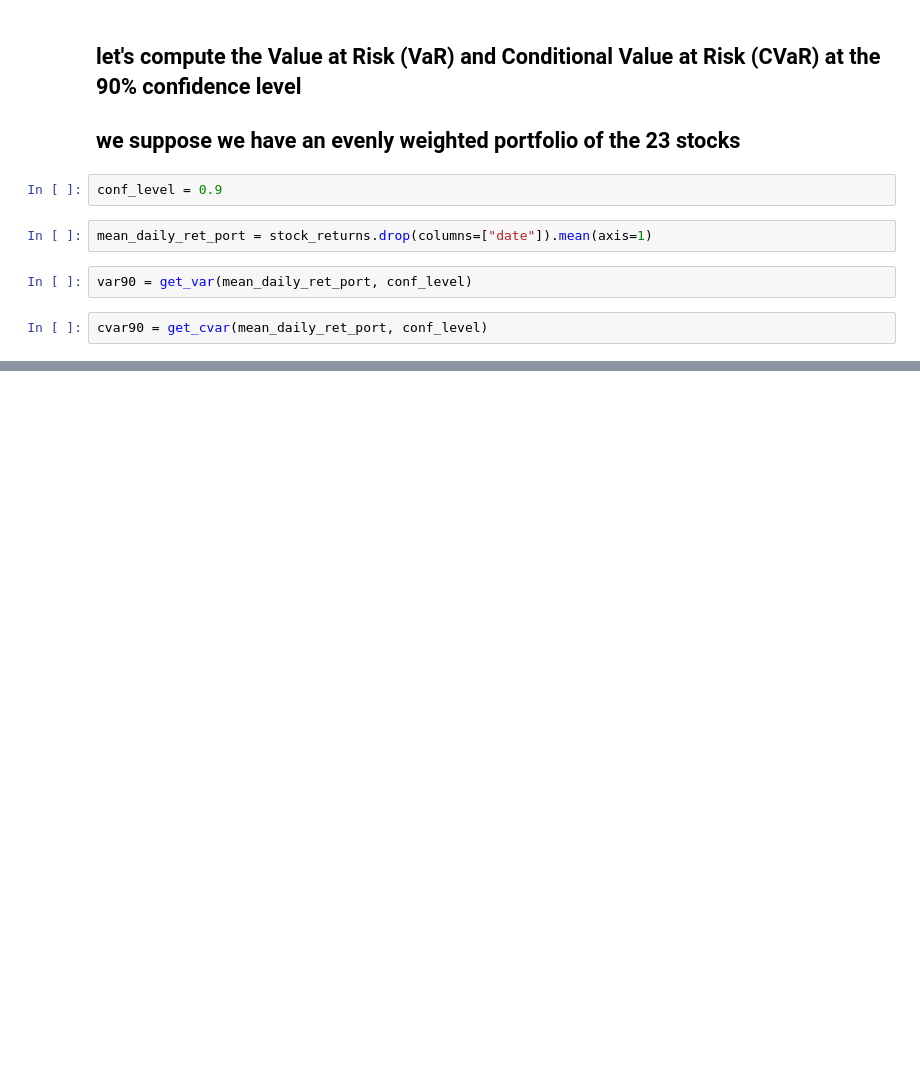
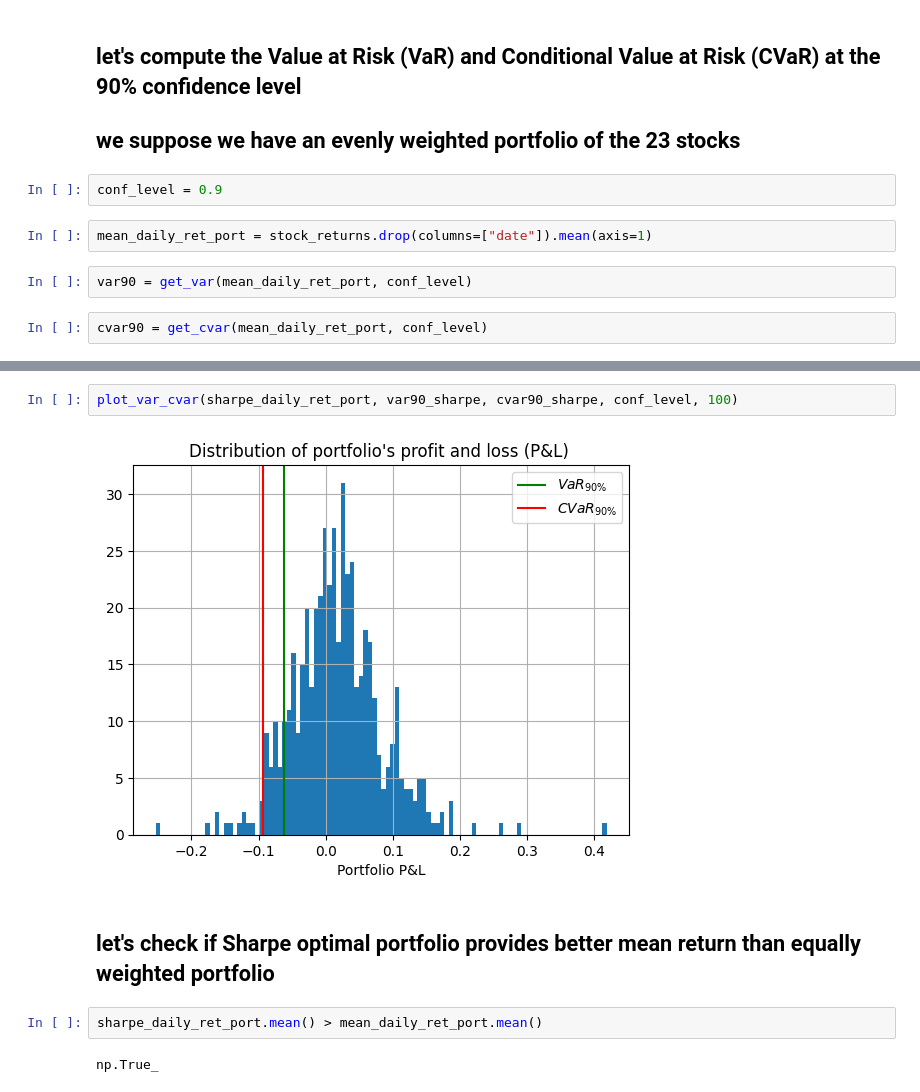
Before and after one commit to conformist89/optim-methods-asset-in-management, a Jupyter notebook: optim-intervace.ipynb, the cells around one changed output, grey strips where cells are left out. Cells and saved outputs as stored; diff of their text form; blank space fills up the shorter version.

```diff
--- a/optim-intervace.ipynb
+++ b/optim-intervace.ipynb
@@ -140,0 +149,10 @@ plot_var_cvar(mean_daily_ret_port, var90, cvar90, conf_level)
+# %%
+plot_var_cvar(sharpe_daily_ret_port, var90_sharpe, cvar90_sharpe, conf_level, 100)
+# %% [output]
+[figure, added]
+# %% [markdown]
+## let's check if Sharpe optimal portfolio provides better mean return than equally weighted portfolio
+# %%
+sharpe_daily_ret_port.mean() > mean_daily_ret_port.mean()
+# %% [output]
+np.True_
```
Also changed, not shown: parts of 6 cells of this notebook, 1 other file.
